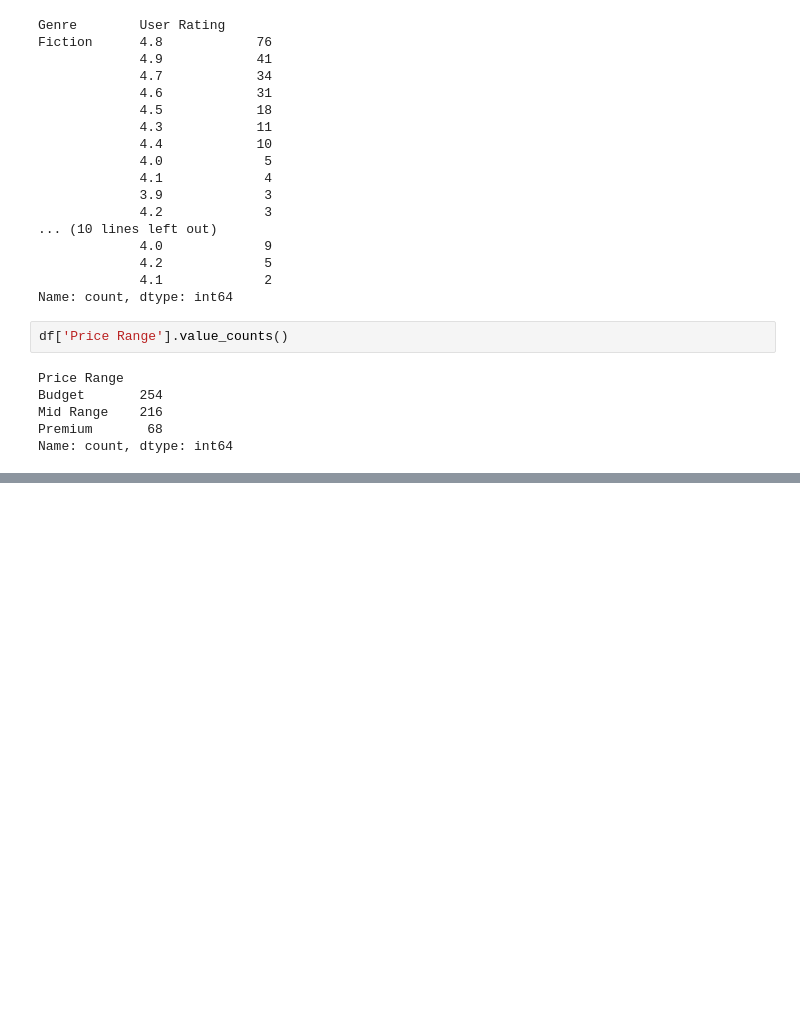
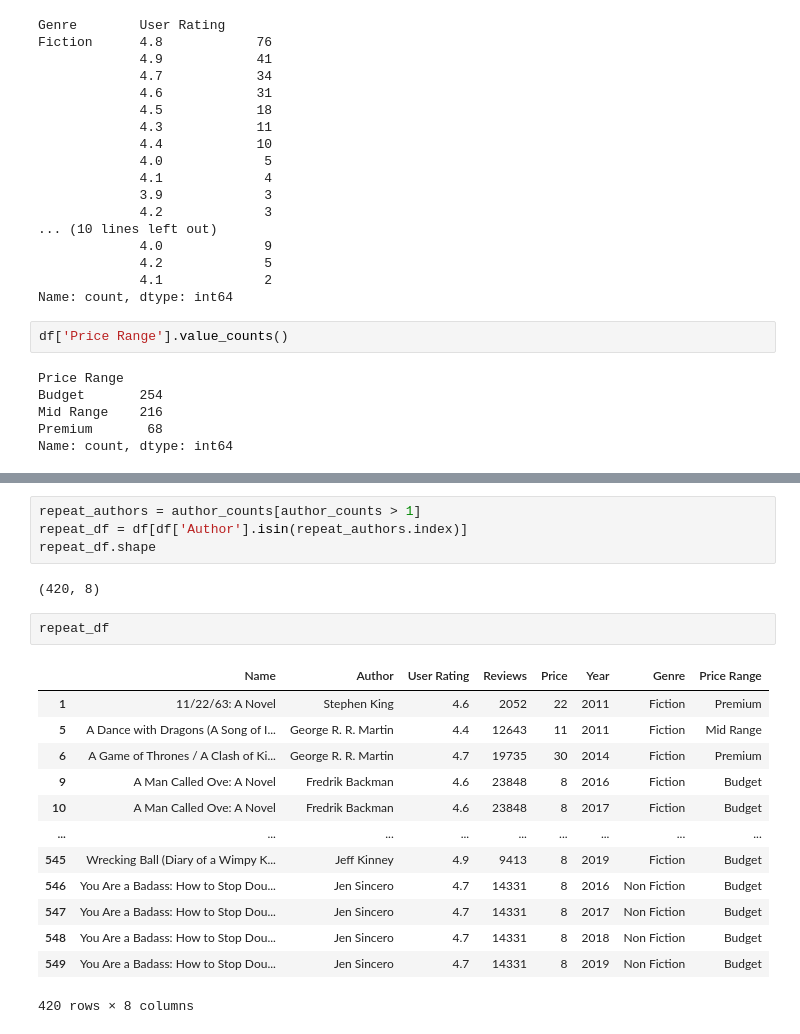
Before and after one commit to Prayush77/Amazon_bestselers_analysis, a Jupyter notebook: src/main.ipynb, the cells around one changed output, grey strips where cells are left out. Cells and saved outputs as stored; diff of their text form; blank space fills up the shorter version.

```diff
--- a/src/main.ipynb
+++ b/src/main.ipynb
@@ -402,0 +444,22 @@ Name: count, dtype: int64
+# %%
+repeat_authors = author_counts[author_counts > 1]
+repeat_df = df[df['Author'].isin(repeat_authors.index)]
+repeat_df.shape
+# %% [output]
+(420, 8)
+# %%
+repeat_df
+# %% [output]
+|  | Name | Author | User Rating | Reviews | Price | Year | Genre | Price Range |
+| 1 | 11/22/63: A Novel | Stephen King | 4.6 | 2052 | 22 | 2011 | Fiction | Premium |
+| 5 | A Dance with Dragons (A Song of I... | George R. R. Martin | 4.4 | 12643 | 11 | 2011 | Fiction | Mid Range |
+| 6 | A Game of Thrones / A Clash of Ki... | George R. R. Martin | 4.7 | 19735 | 30 | 2014 | Fiction | Premium |
+| 9 | A Man Called Ove: A Novel | Fredrik Backman | 4.6 | 23848 | 8 | 2016 | Fiction | Budget |
+| 10 | A Man Called Ove: A Novel | Fredrik Backman | 4.6 | 23848 | 8 | 2017 | Fiction | Budget |
+| ... | ... | ... | ... | ... | ... | ... | ... | ... |
+| 545 | Wrecking Ball (Diary of a Wimpy K... | Jeff Kinney | 4.9 | 9413 | 8 | 2019 | Fiction | Budget |
+| 546 | You Are a Badass: How to Stop Dou... | Jen Sincero | 4.7 | 14331 | 8 | 2016 | Non Fiction | Budget |
+| 547 | You Are a Badass: How to Stop Dou... | Jen Sincero | 4.7 | 14331 | 8 | 2017 | Non Fiction | Budget |
+| 548 | You Are a Badass: How to Stop Dou... | Jen Sincero | 4.7 | 14331 | 8 | 2018 | Non Fiction | Budget |
+| 549 | You Are a Badass: How to Stop Dou... | Jen Sincero | 4.7 | 14331 | 8 | 2019 | Non Fiction | Budget |
+420 rows × 8 columns
```
Also changed, not shown: parts of 8 cells of this notebook.
